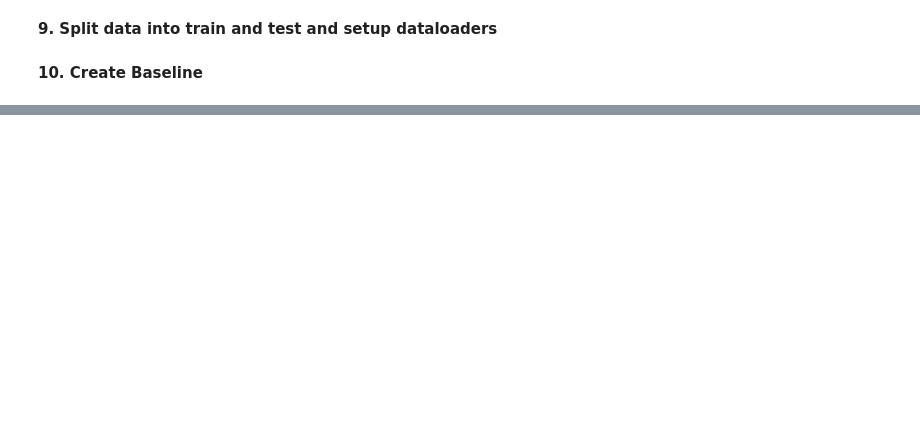
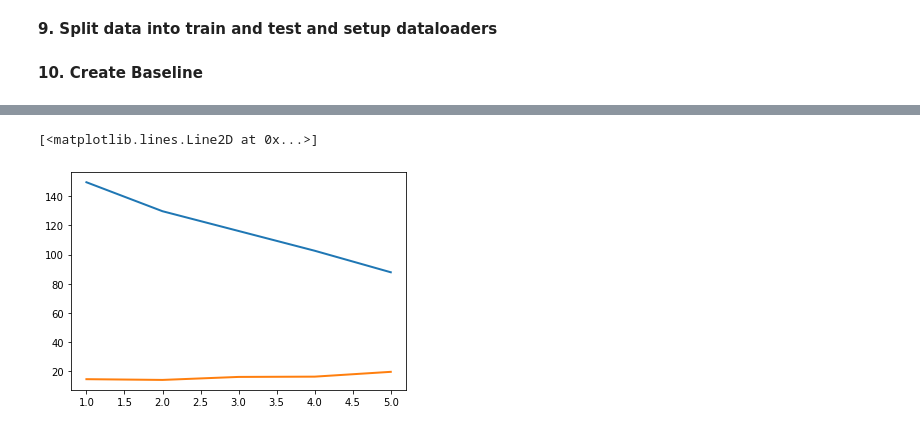
Before and after one commit to aryamansriram/Hateful_Memes, a Jupyter notebook: Hateful_Memes.ipynb, the cells around one changed output, grey strips where cells are left out. Saved outputs shown, nothing was run; the diff lists cells and outputs as text; code cells hidden in the pictures; blank space fills up the shorter version.

Commit message:
Added Baseline with metrics

```diff
--- a/Hateful_Memes.ipynb
+++ b/Hateful_Memes.ipynb
@@ -179,12 +179,12 @@ class Meme_Dataset(Dataset):
     text = req.text
     encoding = tokenizer.encode(text)
     encoding = pad_sequences([encoding],maxlen=20,padding="post")
-    embedding =  bert(input_ids=torch.LongTensor(encoding).squeeze(1))[0]
+    #embedding =  bert(input_ids=torch.LongTensor(encoding).squeeze(1))[0]
     img = cv2.imread(img_name)
     if self.transforms:
       img = self.transforms(img)
 
-    sample = {"image":img,"label":torch.FloatTensor(img_label),"text":text,"embeddings":embedding}
+    sample = {"image":img,"label":torch.FloatTensor(img_label),"text":text,"embeddings":torch.LongTensor(encoding)}
 
     return sample
 # %% [markdown]
@@ -256,20 +256,23 @@ class BERTpart(nn.Module):
   def __init__(self):
     super(BERTpart,self).__init__()
     #self.tokenizer = BertTokenizer.from_pretrained('bert-base-uncased')
-    #self.model = BertModel.from_pretrained('bert-base-uncased')
-    self.pooling = nn.AvgPool2d(kernel_size=3,padding=1)
+    self.model = BertModel.from_pretrained('bert-base-uncased')
+    self.pooling = nn.AvgPool1d(kernel_size=3)
     self.flat_layer = nn.Flatten()
 
-    self.fc1 = nn.Linear(256*7,8000)
+    self.fc1 = nn.Linear(5120,8000)
     self.fc2 = nn.Linear(8000,3000)
     self.fc3 = nn.Linear(3000,768)
   def forward(self,x):
     #tokens = self.tokenizer.encode(x)
     #tokens = torch.FloatTensor(tokens)
+    x =  self.model(input_ids=x.squeeze(1))[0]
     #x = x.squeeze(1)
     #x = self.model(input_ids=x)
     x = self.pooling(x)
     x = self.flat_layer(x)
+
+
     x = F.relu(self.fc1(x),inplace=False)
     x = F.relu(self.fc2(x),inplace=False)
     out = F.relu(self.fc3(x),inplace=False)
@@ -302,13 +306,26 @@ from torch.optim import Adam
 optim = Adam(model.parameters(),lr=1e-5)
 criterion = nn.BCELoss()
 # %%
-def accuracy(out,label):
+from sklearn.metrics import accuracy_score, precision_score,recall_score
+def metrics(out,label,accuracy=True,precision=False,recall=False):
   arr = out.detach().cpu().numpy()
   mask_0 = arr<0.5
   mask_1 = arr>0.5
   arr[mask_0] = 0
   arr[mask_1] = 1
   lab = label.cpu().numpy()
-  acc = np.sum(lab == arr)/len(arr)
-  return acc
+
+
+
+  ret = []
+  if accuracy:
+    acc = np.sum(lab == arr)/len(arr)
+    ret.append(acc)
+  if precision:
+    precision = precision_score(arr,lab)
+    ret.append(precision)
+  if recall:
+    recall = recall_score(arr,lab)
+    ret.append(recall)
+  return ret
 # %%
@@ -392,0 +437,8 @@ tensor([[0.5979],
+# %%
+epochs = [1,2,3,4,5]
+import matplotlib.pyplot as plt
+plt.plot(epochs,losses,linewidth=2.0,label="train_loss")
+plt.plot(epochs,losses_val,linewidth=2.0,label="val_loss")
+# %% [output]
+[<matplotlib.lines.Line2D at 0x...>]
+[figure, added]
```
Also changed, not shown: parts of 11 cells of this notebook.
